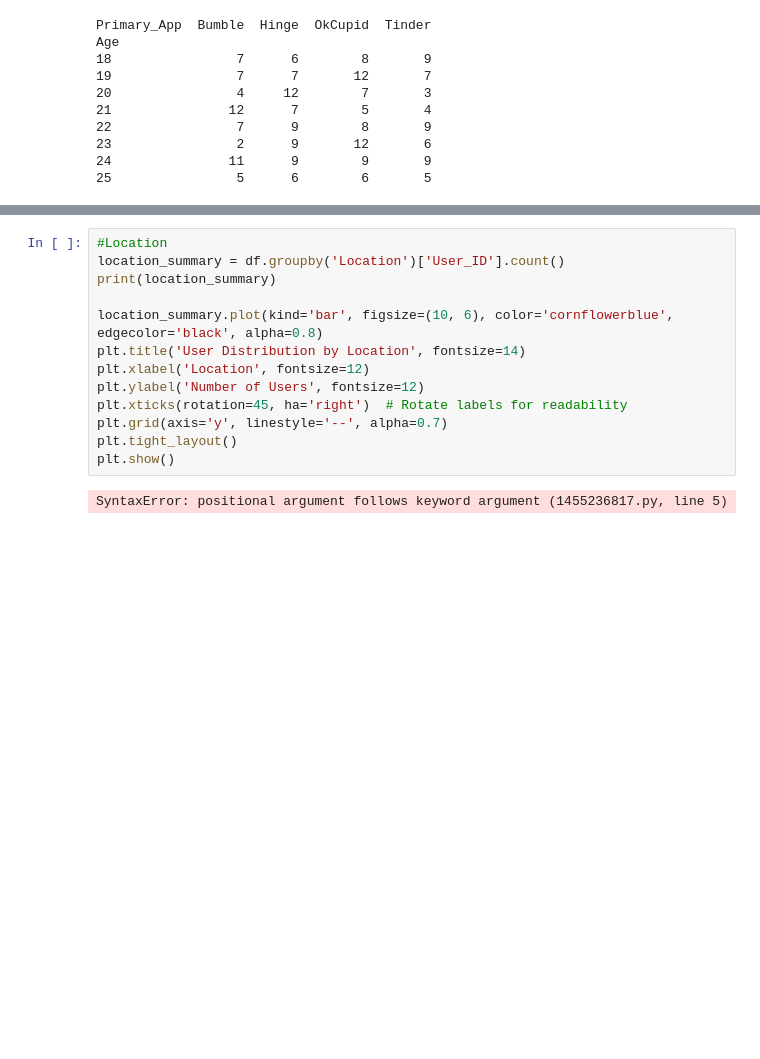
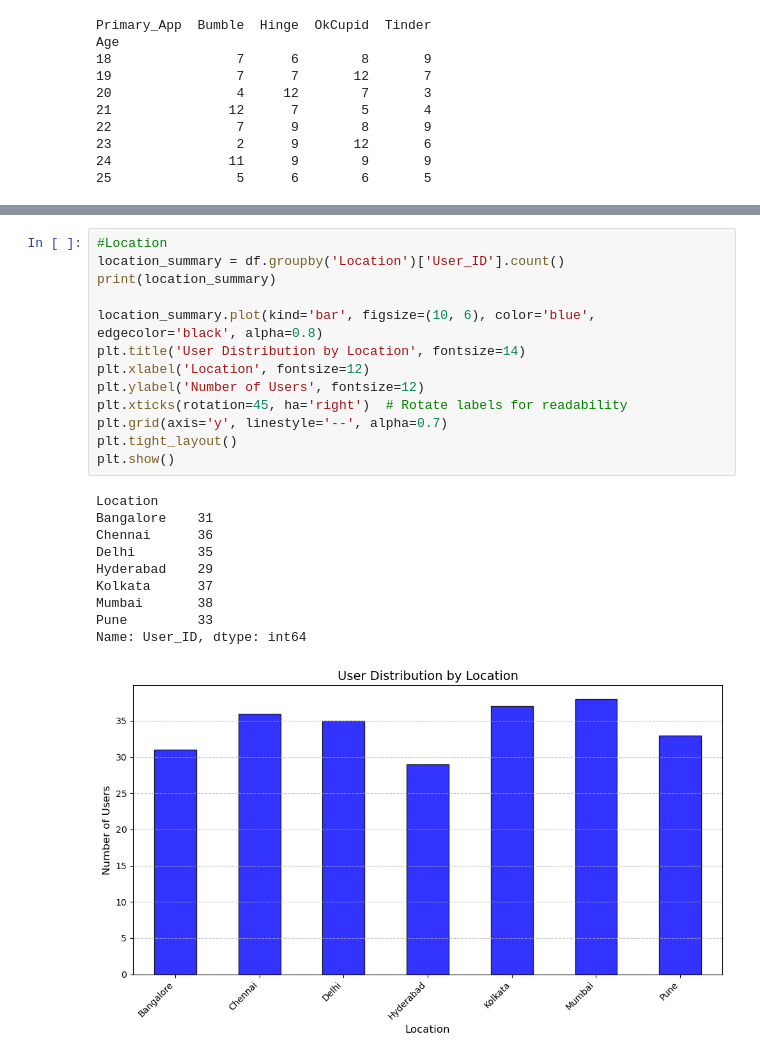
Before and after one commit to Kofi-Yankson/ML-EDA, a Jupyter notebook: version1.ipynb, the cells around one changed output, grey strips where cells are left out. Drawn from its saved outputs; the diff is of its cells as text; blank space fills up the shorter version.

```diff
--- a/version1.ipynb
+++ b/version1.ipynb
@@ -228,15 +230,24 @@ Non-binary       14     25       19      20
 # %%
 #Location
 location_summary = df.groupby('Location')['User_ID'].count()
 print(location_summary)
 
-location_summary.plot(kind='bar', figsize=(10, 6), color='cornflowerblue', edgecolor='black', alpha=0.8)
+location_summary.plot(kind='bar', figsize=(10, 6), color='blue', edgecolor='black', alpha=0.8)
 plt.title('User Distribution by Location', fontsize=14)
 plt.xlabel('Location', fontsize=12)
 plt.ylabel('Number of Users', fontsize=12)
 plt.xticks(rotation=45, ha='right')  # Rotate labels for readability
 plt.grid(axis='y', linestyle='--', alpha=0.7)
 plt.tight_layout()
 plt.show()
 # %% [output]
-SyntaxError: positional argument follows keyword argument (1455236817.py, line 5)
+Location
+Bangalore    31
+Chennai      36
+Delhi        35
+Hyderabad    29
+Kolkata      37
+Mumbai       38
+Pune         33
+Name: User_ID, dtype: int64
+[figure, added]
```
Also changed, not shown: parts of 6 cells of this notebook.
